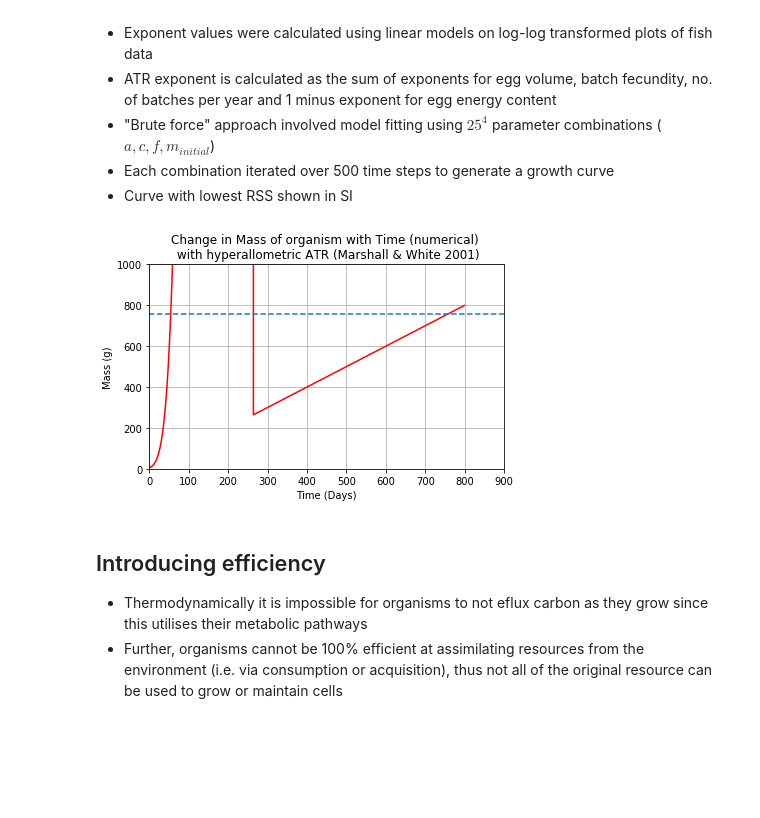
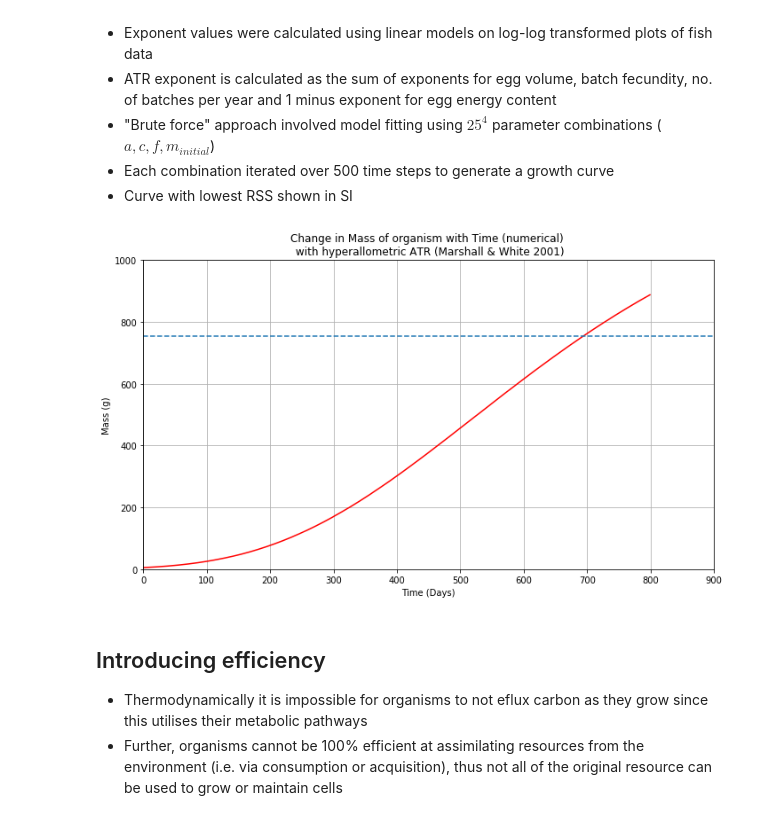
Before and after one commit to lvassor/HyperallometricFecundity, a Jupyter notebook: Code/ontogenetic_growth.ipynb, the cells around one changed output. Drawn from its saved outputs; the diff is of its cells as text; code cells hidden in the pictures; blank space fills up the shorter version.

```diff
--- a/Code/ontogenetic_growth.ipynb
+++ b/Code/ontogenetic_growth.ipynb
@@ -358,37 +396,37 @@ def dm_dt_marshall(m, t, f, a, b, c):                                  # numeric
     """ Marshall & White ODE model of growth with hyperallometric
     reproduction. Takes model parameters and populates array
     based on model calculations"""                      # t=0 is default
-    dmdt = f*a*(m**0.81) - (a*(m**0.81) - c*(m**1.28))
+    dmdt = f*a*(m**0.81) - (a*(m**0.81) + c*(m**1.28))
     return sc.array(dmdt)
 
 # Param values
 a = 0.2
 
 # Maintenance
 b = a/(840**0.25)
-f = 2 #(a-b)
+f = 1.145
 
 # Reproduction
 c = 0.001 # proportion of mass dedicated to reproduction
 
 # Integrate - numerically derived mass with time
 int_mass_foraging = integrate.odeint(dm_dt_marshall, mass0, t=time, args=(f,a,b,c))
 
 # Plot numerical solution
 growth_curve = plt.plot(time, int_mass_foraging, 'r-', label = 'Mass with Time')
 plt.xlabel('Time (Days)')
 plt.ylabel('Mass (g)')
 plt.title('Change in Mass of organism with Time (numerical) \n with hyperallometric ATR (Marshall & White 2001)')
 plt.grid(True)
 axes = plt.gca()
 axes.set_xlim([0,900])
 axes.set_ylim([0,1000])
 # plt.axhline((a/b)**4) # asymptotic growth
 plt.axhline((search*mR*xR/(b+c))**4, linestyle='--') # asymptotic growth
 plt.tight_layout()
 plt.show()
 # %% [output]
-[figure, old version]
+[figure, new version]
 # %% [markdown]
 ## Introducing efficiency
 * Thermodynamically it is impossible for organisms to not eflux carbon as they grow since this utilises their metabolic pathways
```
Also changed, not shown: parts of 4 cells of this notebook, 2 other files.
